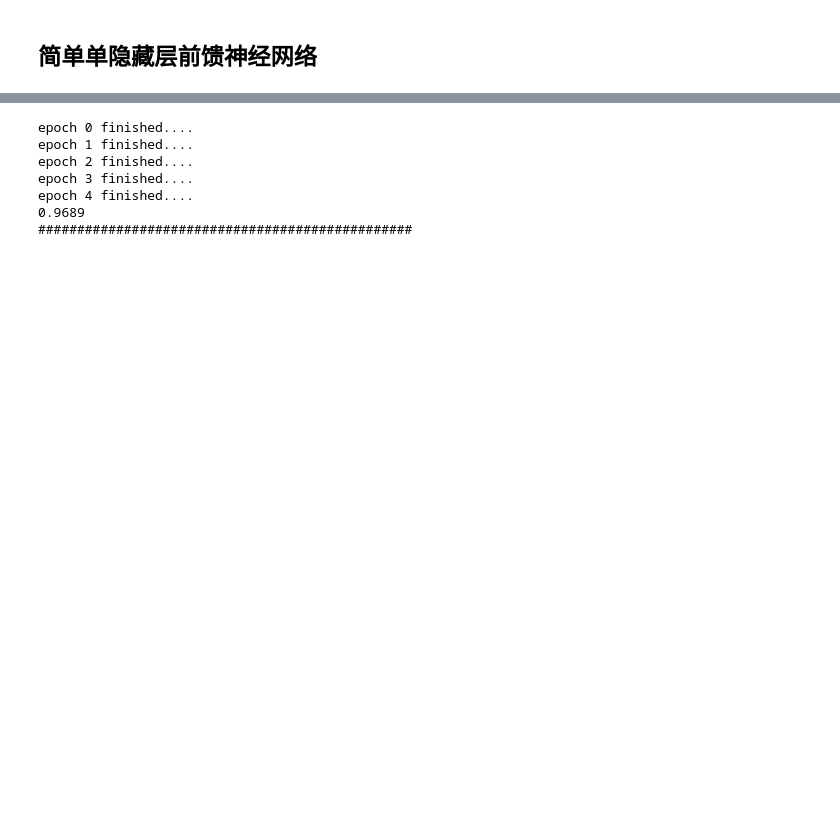
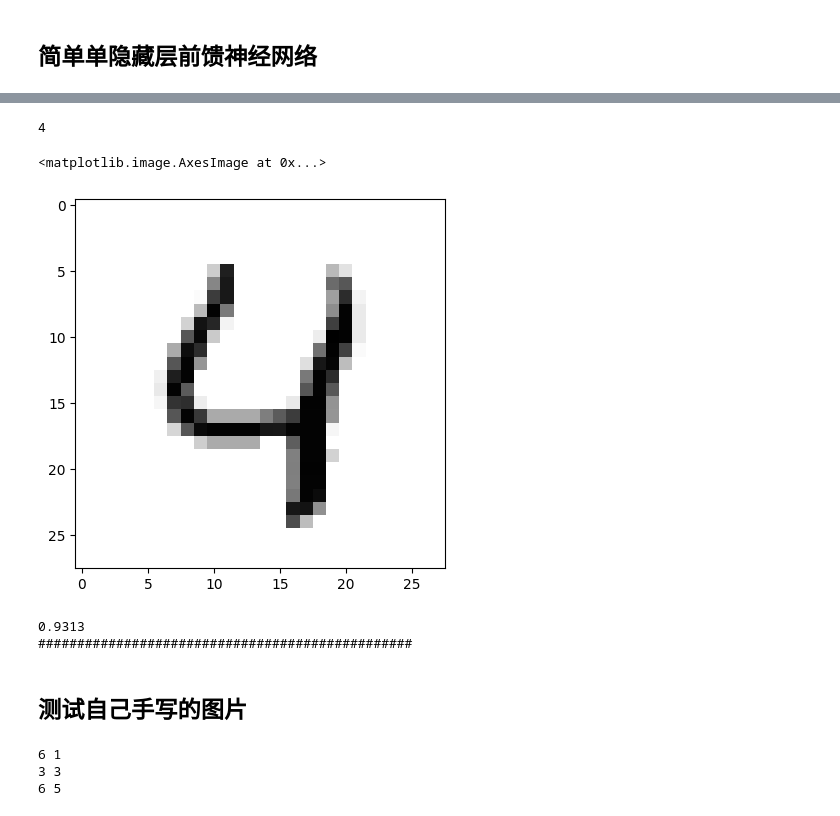
Before and after one commit to a358003542/ipynb_notebook, a Jupyter notebook: neural_network/neural_network_basic.ipynb, the cells around one changed output, grey strips where cells are left out. Saved outputs shown, nothing was run; the diff lists cells and outputs as text; code cells hidden in the pictures; blank space fills up the shorter version.

```diff
--- a/neural_network/neural_network_basic.ipynb
+++ b/neural_network/neural_network_basic.ipynb
@@ -38,20 +20,16 @@ plt.imshow(image_data, cmap='Greys')
+# %%
+index = 4
+print(test_data[index][0])
+plt.imshow(test_data[index][1].reshape((28,28)), cmap='gray')
+# %% [output]
+4
+<matplotlib.image.AxesImage at 0x...>
+[figure, added]
 # %%
-from pywander.neural_network import SimpleFNN
-epochs = 5
-learning_rate = 0.2 / epochs
-
-nn = SimpleFNN(input_nodes=28 * 28, output_nodes=10, hidden_nodes=100, learning_rate=learning_rate)
-label_list = ['0', '1', '2', '3', '4', '5', '6', '7', '8', '9']
-nn.set_label_list(label_list)
+from pywander.models import load_model
+nn = load_model('mnist', 'simple_fnn.pkl')
 
 score_card = []
-
-for e in range(epochs):
-    for label, value in train_data:
-        nn.train(value, label)
-
-    print(f'epoch {e} finished....')
-
 for label, value in test_data:
     result_label = nn.query_label(value)
 
@@ -64,10 +42,30 @@ score_card = np.asarray(score_card)
 print(score_card.sum() / score_card.size)
 print('################################################')
 # %% [output]
-epoch 0 finished....
-epoch 1 finished....
-epoch 2 finished....
-epoch 3 finished....
-epoch 4 finished....
-0.9689
+0.9313
 ################################################
+# %% [markdown]
+## 测试自己手写的图片
+# %%
+import imageio.v3 as iio
+from pywander.datasets import get_datasets_path
+
+
+test_png_path = get_datasets_path('mnist', 'self_create', '1.png')
+im = iio.imread(test_png_path, mode='L')
+label = nn.query_label(im.reshape(28 * 28))
+print(label, '1')
+
+test_png_path = get_datasets_path('mnist', 'self_create', '3.png')
+im = iio.imread(test_png_path, mode='L')
+label = nn.query_label(im.reshape(28 * 28))
+print(label, '3')
+
+test_png_path = get_datasets_path('mnist', 'self_create', '5.png')
+im = iio.imread(test_png_path, mode='L')
+label = nn.query_label(im.reshape(28 * 28))
+print(label, '5')
+# %% [output]
+6 1
+3 3
+6 5
```
Also changed, not shown: parts of 5 cells of this notebook, 2 other files.
